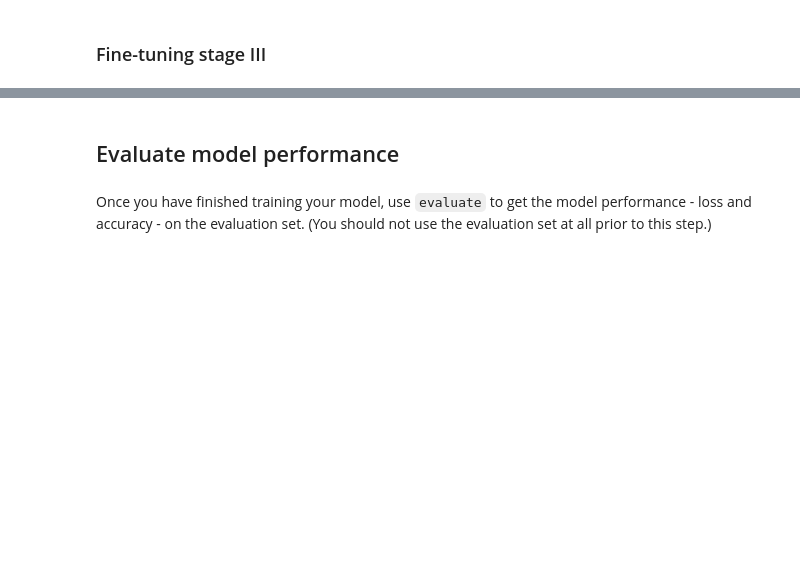
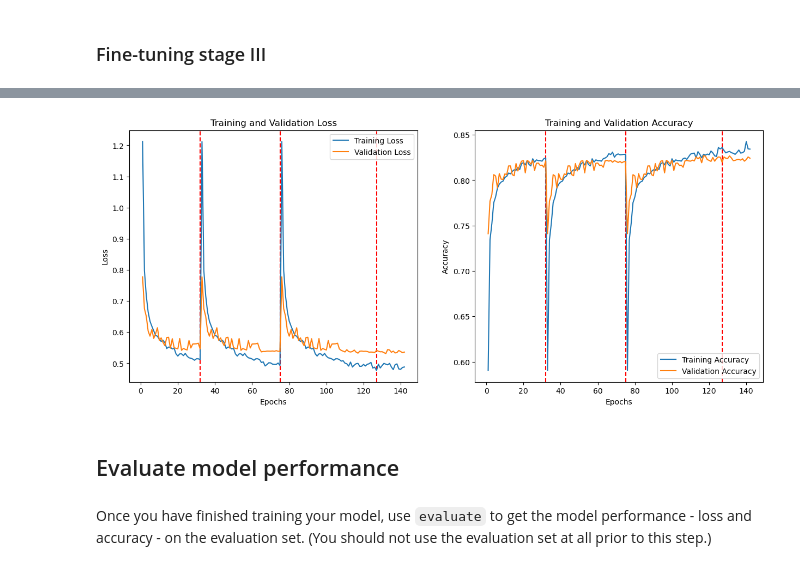
Before and after one commit to XXXG00W0/ECE-GY-6143-ML-deployment-project, a Jupyter notebook: 9-hw-fine-tune-food-MobileNet.ipynb, the cells around one changed output, grey strips where cells are left out. Drawn from its saved outputs; the diff is of its cells as text; code cells hidden in the pictures; blank space fills up the shorter version.

```diff
--- a/9-hw-fine-tune-food-MobileNet.ipynb
+++ b/9-hw-fine-tune-food-MobileNet.ipynb
@@ -829,7 +875,7 @@ plt.show()
 # %% [markdown]
 ### Fine-tuning stage III
 # %%
-model = tf.keras.models.load_model('fine_tune_2.keras')
+model = tf.keras.models.load_model('mbn_fine_tune_2.keras')
 # %%
 base_model.trainable = True
 # unfreeze the last 20 layers (was 14 layers)
@@ -877,7 +923,7 @@ Second fine tuning learning rate: 2.5000001187436284e-06
 # %%
-ft3_early_stopping_callback = tf.keras.callbacks.EarlyStopping(monitor="val_accuracy",
-                                                           min_delta=0.0005,
-                                                           patience=5,
+ft3_early_stopping_callback = tf.keras.callbacks.EarlyStopping(monitor="val_loss",
+                                                           min_delta=0.00001,
+                                                           patience=10,
                                                            restore_best_weights=True)
 def ft3_scheduler(epoch, lr):
     if epoch < 10:
@@ -952,3 +964,79 @@ plt.show()
+# %%
+# TODO 11 (required) - plot training history
+try:
+    tr_loss = hist.history['loss']
+    tr_acc = hist.history['accuracy']
+    val_loss = hist.history['val_loss']
+    val_acc = hist.history['val_accuracy']
+except NameError:
+    history_loaded=np.load('mbn_hist.npy',allow_pickle='TRUE').item()
+    tr_loss = history_loaded['loss']
+    tr_acc = history_loaded['accuracy']
+    val_loss = history_loaded['val_loss']
+    val_acc = history_loaded['val_accuracy']
+
+try:
+    border = len(tr_loss)
+    ft_tr_loss = tr_loss + hist_fine.history['loss']
+    ft_tr_acc = tr_acc + hist_fine.history['accuracy']
+    ft_val_loss = val_loss + hist_fine.history['val_loss']
+    ft_val_acc = val_acc + hist_fine.history['val_accuracy']
+    epochs = range(1, len(ft_tr_loss) + 1)
+except NameError:
+    border = len(tr_loss)
+    hist_fine_loaded = np.load('mbn_hist_fine.npy',allow_pickle='TRUE').item()
+    ft_tr_loss = tr_loss + hist_fine_loaded['loss']
+    ft_tr_acc = tr_acc + hist_fine_loaded['accuracy']
+    ft_val_loss = val_loss + hist_fine_loaded['val_loss']
+    ft_val_acc = val_acc + hist_fine_loaded['val_accuracy']
+try:
+    border2 = len(ft_tr_loss + tr_loss)
+    ft2_tr_loss = tr_loss + hist_fine.history['loss']
+    ft2_tr_acc = tr_acc + hist_fine.history['accuracy']
+    ft2_val_loss = val_loss + hist_fine.history['val_loss']
+    ft2_val_acc = val_acc + hist_fine.history['val_accuracy']
+    epochs = range(1, len(ft_tr_loss) + 1)
+except NameError:
+    border2 = len(ft_tr_loss + tr_loss)
+    hist_fine_loaded = np.load('mbn_hist_fine_2.npy',allow_pickle='TRUE').item()
+    ft2_tr_loss = tr_loss + hist_fine_loaded['loss']
+    ft2_tr_acc = tr_acc + hist_fine_loaded['accuracy']
+    ft2_val_loss = val_loss + hist_fine_loaded['val_loss']
+    ft2_val_acc = val_acc + hist_fine_loaded['val_accuracy']
+
+border3 = len(tr_loss + ft_tr_loss+ ft2_tr_loss)
+ft3_tr_loss = tr_loss + ft_tr_loss + ft2_tr_loss + hist_fine_3.history['loss']
+ft3_tr_acc = tr_acc + ft_tr_acc + ft2_tr_acc + hist_fine_3.history['accuracy']
+ft3_val_loss = val_loss + ft_val_loss + ft2_val_loss + hist_fine_3.history['val_loss']
+ft3_val_acc = val_acc + ft_val_acc + ft2_val_acc + hist_fine_3.history['val_accuracy']
+epochs = range(1, len(ft3_tr_loss) + 1)
+
+# Visualizing training and validation loss
+plt.figure(figsize=(15,6))
+plt.subplot(1,2,1)
+plt.axvline(x=border, color='red', linestyle='--', label='')
+plt.axvline(x=border2, color='red', linestyle='--', label='')
+plt.axvline(x=border3, color='red', linestyle='--', label='')
+plt.plot(epochs, ft3_tr_loss, label='Training Loss')
+plt.plot(epochs, ft3_val_loss, label='Validation Loss')
+plt.title('Training and Validation Loss')
+plt.xlabel('Epochs')
+plt.ylabel('Loss')
+plt.legend()
+
+plt.subplot(1,2,2)
+plt.axvline(x=border, color='red', linestyle='--', label='')
+plt.axvline(x=border2, color='red', linestyle='--', label='')
+plt.axvline(x=border3, color='red', linestyle='--', label='')
+plt.plot(epochs, ft3_tr_acc, label='Training Accuracy')
+plt.plot(epochs, ft3_val_acc, label='Validation Accuracy')
+plt.title('Training and Validation Accuracy')
+plt.xlabel('Epochs')
+plt.ylabel('Accuracy')
+plt.legend()
+plt.show()
+# %% [output]
+[figure, added]
 # %% [markdown]
 ## Evaluate model performance
 # %% [markdown]
```
Also changed, not shown: parts of 31 cells of this notebook, 36 other files.
